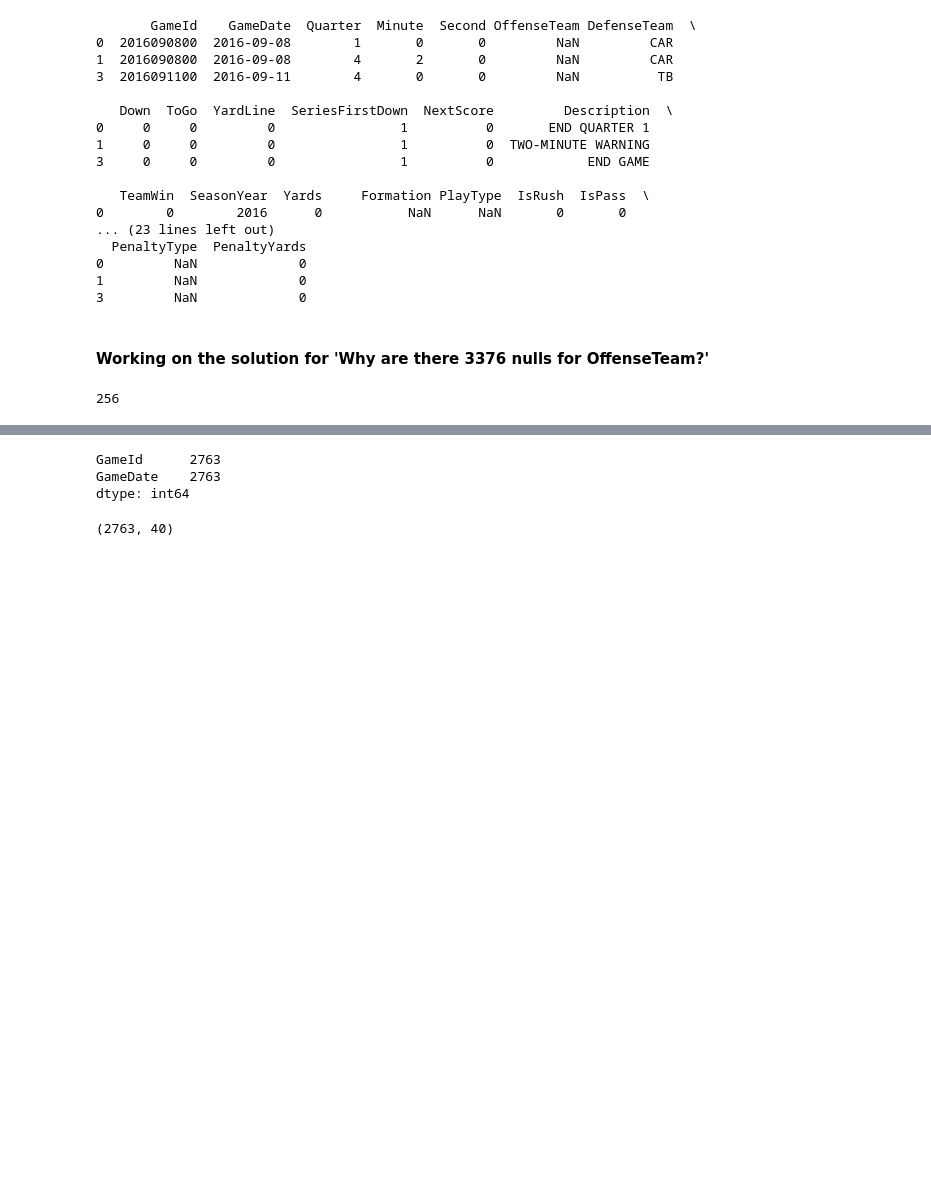
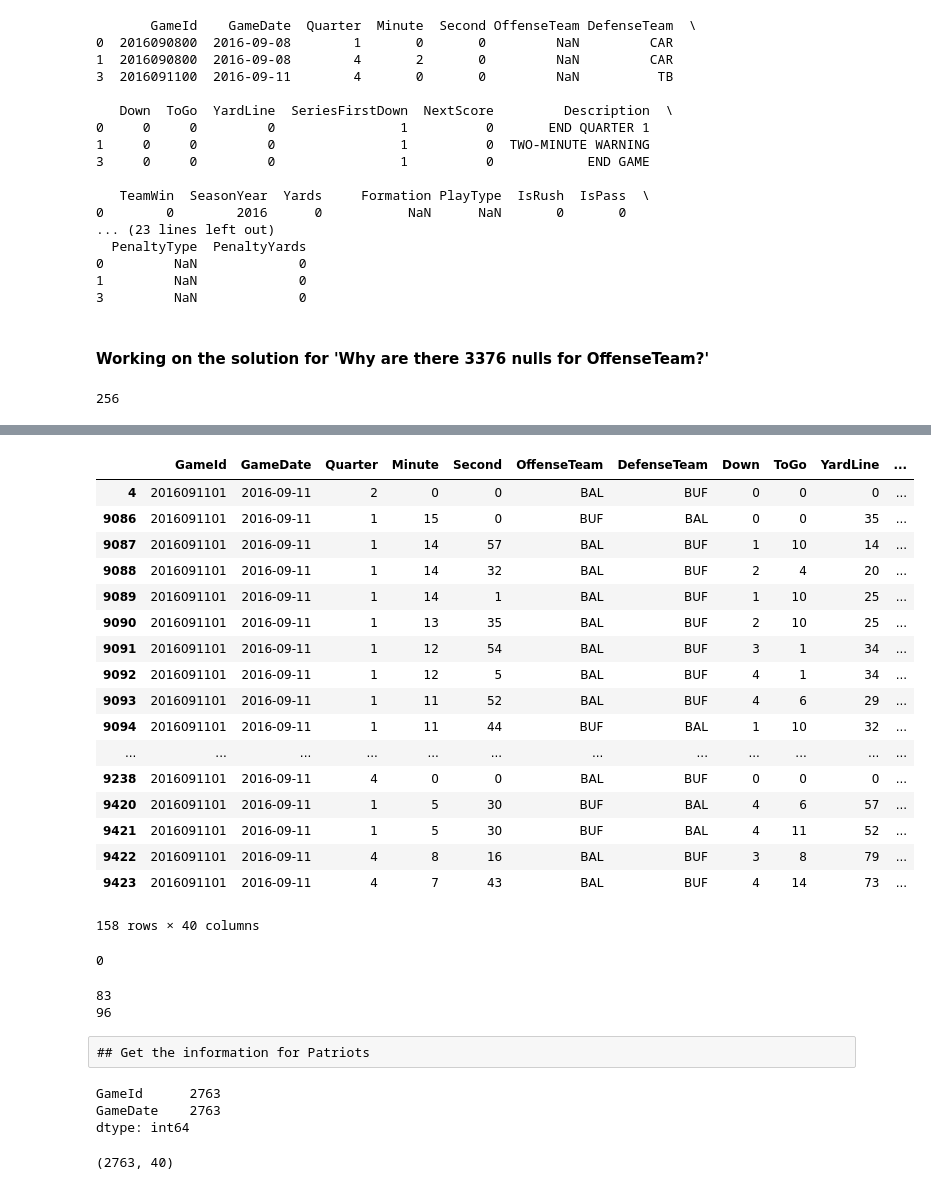
Before and after one commit to michaelrojas/nfl_2016, a Jupyter notebook: nfl_play_by_play_2016.ipynb, the cells around one changed output, grey strips where cells are left out. Cells and saved outputs as stored; diff of their text form; code cells hidden in the pictures; blank space fills up the shorter version.

```diff
--- a/nfl_play_by_play_2016.ipynb
+++ b/nfl_play_by_play_2016.ipynb
@@ -199,2 +212,0 @@ game_dict
-# %%
-tnfl = nfl.copy()
@@ -201,5 +215,3 @@ tnfl = nfl.copy()
 # %%
 # "back-fill" Offense Teams where value is null
-tnfl[tnfl.OffenseTeam.isnull()].head()
-
-tnfl.fillna
+tnfl.OffenseTeam = tnfl.OffenseTeam.fillna(tnfl.GameId.map(game_dict))
@@ -215,0 +227,6 @@ tnfl.fillna
+# %%
+for ix,row in tnfl.iterrows():
+    if(row.DefenseTeam in row.OffenseTeam):
+        row.OffenseTeam.remove(row.DefenseTeam)
+        #print(row.OffenseTeam.remove(row.DefenseTeam[0]))
+        #print(row.DefenseTeam)
@@ -215,0 +236,4 @@ tnfl.fillna
+# %%
+for ix,row in tnlf2.iterrows():
+    if(type(row.OffenseTeam) == list):
+        tnlf2.loc[ix,'OffenseTeam'] = row.OffenseTeam[0]
@@ -215,0 +250,36 @@ tnfl.fillna
+# %%
+# verify that changes are correct/right by checking a few games
+#tnlf2[tnlf2.GameId == 2016090800]
+#tnlf2[tnlf2.GameId == 2016091100]
+tnlf2[tnlf2.GameId == 2016091101]
+# %% [output]
+|  | GameId | GameDate | Quarter | Minute | Second | OffenseTeam | DefenseTeam | Down | ToGo | YardLine | ... |
+| 4 | 2016091101 | 2016-09-11 | 2 | 0 | 0 | BAL | BUF | 0 | 0 | 0 | ... |
+| 9086 | 2016091101 | 2016-09-11 | 1 | 15 | 0 | BUF | BAL | 0 | 0 | 35 | ... |
+| 9087 | 2016091101 | 2016-09-11 | 1 | 14 | 57 | BAL | BUF | 1 | 10 | 14 | ... |
+| 9088 | 2016091101 | 2016-09-11 | 1 | 14 | 32 | BAL | BUF | 2 | 4 | 20 | ... |
+| 9089 | 2016091101 | 2016-09-11 | 1 | 14 | 1 | BAL | BUF | 1 | 10 | 25 | ... |
+| 9090 | 2016091101 | 2016-09-11 | 1 | 13 | 35 | BAL | BUF | 2 | 10 | 25 | ... |
+| 9091 | 2016091101 | 2016-09-11 | 1 | 12 | 54 | BAL | BUF | 3 | 1 | 34 | ... |
+| 9092 | 2016091101 | 2016-09-11 | 1 | 12 | 5 | BAL | BUF | 4 | 1 | 34 | ... |
+| 9093 | 2016091101 | 2016-09-11 | 1 | 11 | 52 | BAL | BUF | 4 | 6 | 29 | ... |
+| 9094 | 2016091101 | 2016-09-11 | 1 | 11 | 44 | BUF | BAL | 1 | 10 | 32 | ... |
+| ... | ... | ... | ... | ... | ... | ... | ... | ... | ... | ... | ... |
+| 9238 | 2016091101 | 2016-09-11 | 4 | 0 | 0 | BAL | BUF | 0 | 0 | 0 | ... |
+| 9420 | 2016091101 | 2016-09-11 | 1 | 5 | 30 | BUF | BAL | 4 | 6 | 57 | ... |
+| 9421 | 2016091101 | 2016-09-11 | 1 | 5 | 30 | BUF | BAL | 4 | 11 | 52 | ... |
+| 9422 | 2016091101 | 2016-09-11 | 4 | 8 | 16 | BAL | BUF | 3 | 8 | 79 | ... |
+| 9423 | 2016091101 | 2016-09-11 | 4 | 7 | 43 | BAL | BUF | 4 | 14 | 73 | ... |
+158 rows × 40 columns
+# %%
+# last check: make sure OffenseTeam have no nulls
+tnlf2.OffenseTeam.isnull().sum()
+# %% [output]
+0
+# %%
+# second print should be greater than first number printed because no null OffenseTeam
+print(nfl[(nfl.OffenseTeam == 'BAL') & (nfl.GameId == 2016091101)].GameId.count())
+print(tnlf2[(tnlf2.OffenseTeam == 'BAL') & (tnlf2.GameId == 2016091101)].GameId.count())
+# %% [output]
+83
+96
@@ -216,3 +288,5 @@ tnfl.fillna
+# %% [raw]
+## Get the information for Patriots
 # %%
 nfl[(nfl['OffenseTeam'] == 'NE') | (nfl['DefenseTeam'] == 'NE')].count().head(2)
 # %% [output]
```
Also changed, not shown: parts of 13 cells of this notebook.
